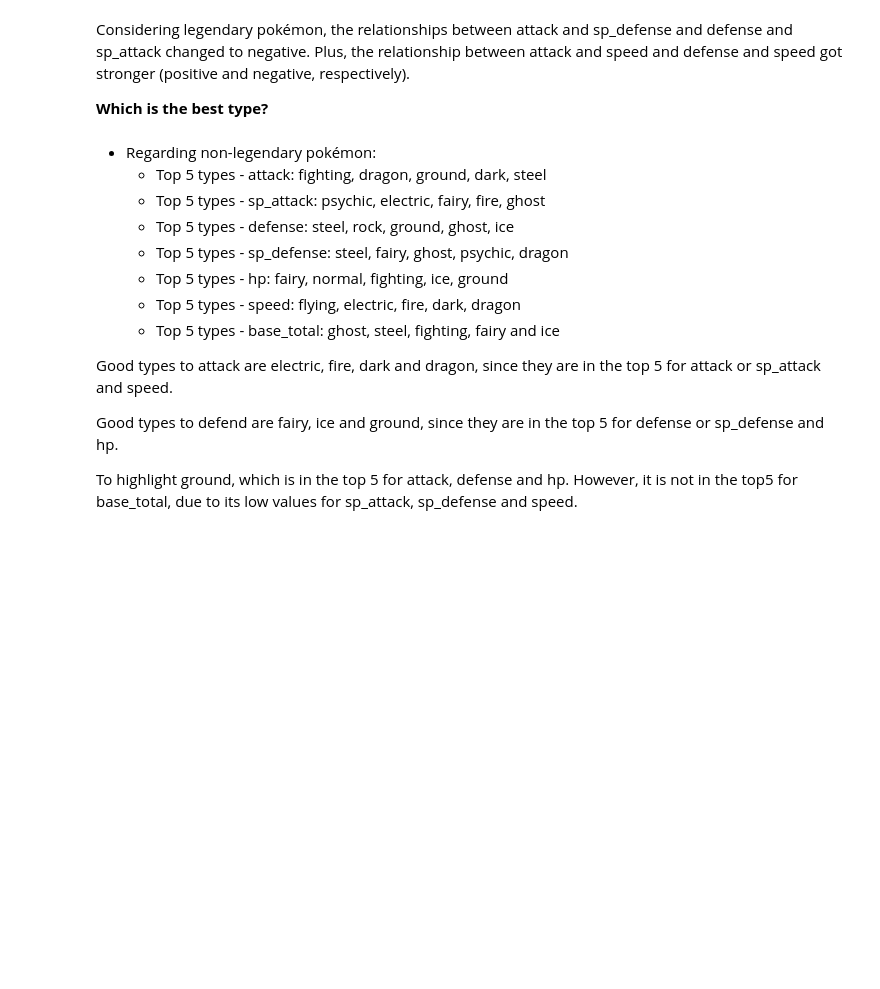
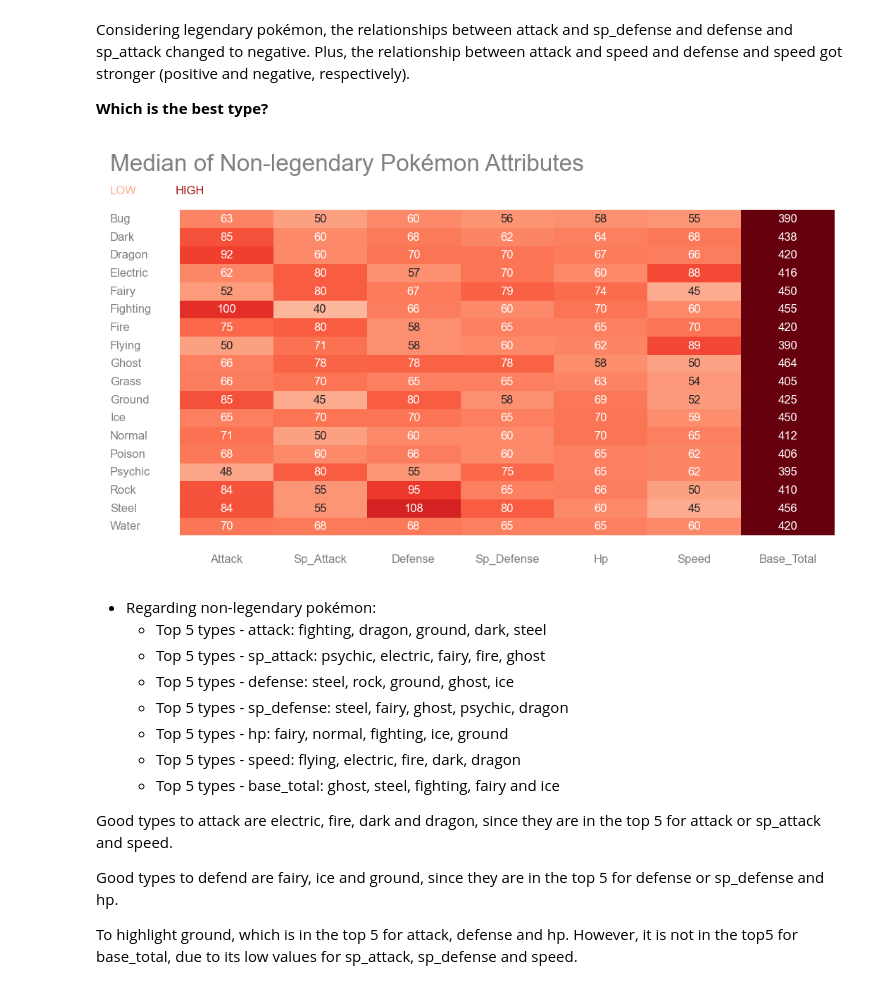
Before and after one commit to DPWOrg/DPW_Pokemon, a Jupyter notebook: Jason/References/discovering-the-best-pok-mon.ipynb, the cells around one changed output. Saved outputs shown, nothing was run; the diff lists cells and outputs as text; code cells hidden in the pictures; blank space fills up the shorter version.

```diff
--- a/Jason/References/discovering-the-best-pok-mon.ipynb
+++ b/Jason/References/discovering-the-best-pok-mon.ipynb
@@ -656,31 +691,28 @@ Considering legendary pokémon, the relationships between attack and sp_defense
 **Which is the best type?**
 # %%
 seaborn_plot(
-    pokemon_df[pokemon_df['Is_Legendary'] == 'Non-legendary'].groupby(['Type1']).median()[[
-        'Attack',
-        'Sp_Attack',
-        'Defense',
-        'Sp_Defense',
-        'Hp',
-        'Speed',
-        'Base_Total',
-    ]],
+    pokemon_df[pokemon_df['Is_Legendary'] == 'Non-legendary']
+        .groupby(['Type1'])  # Group by Type1
+        [['Attack', 'Sp_Attack', 'Defense', 'Sp_Defense', 'Hp', 'Speed', 'Base_Total']]
+        .median(numeric_only=True),  # Calculate the median of each attribute
     sns.heatmap,
     {
         'annot': True,
         'cbar': False,
         'cmap': 'Reds',
         'fmt': '.0f',
         'vmin': 0,
         'vmax': 150,
     },
     'Median of Non-legendary Pokémon Attributes',
     xlabel_kws={'xlabel': ''},
     ylabel_kws={'ylabel': ''},
     yticks_kws={'ha': 'left'},
     pad_yticks=True,
     align_with='ytick_labels',
 )
+# %% [output]
+[figure, added]
 # %% [markdown]
 * Regarding non-legendary pokémon:
     - Top 5 types - attack: fighting, dragon, ground, dark, steel
```
Also changed, not shown: parts of 21 cells of this notebook, 8 other files.
